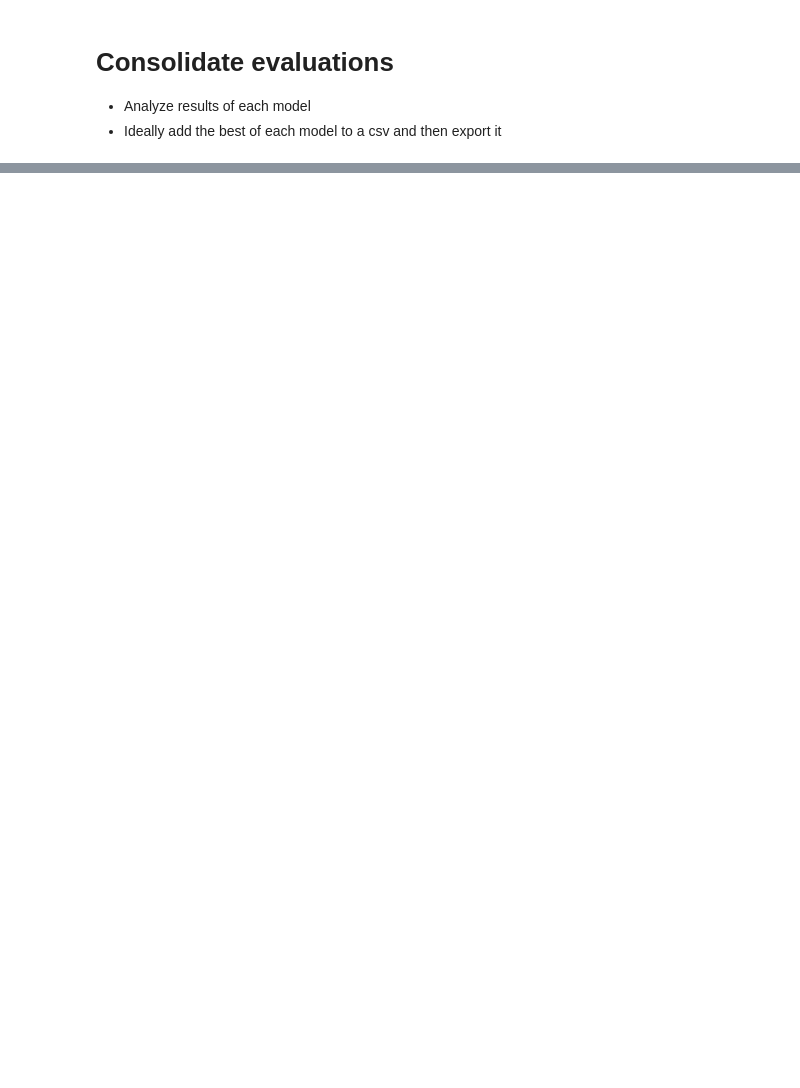
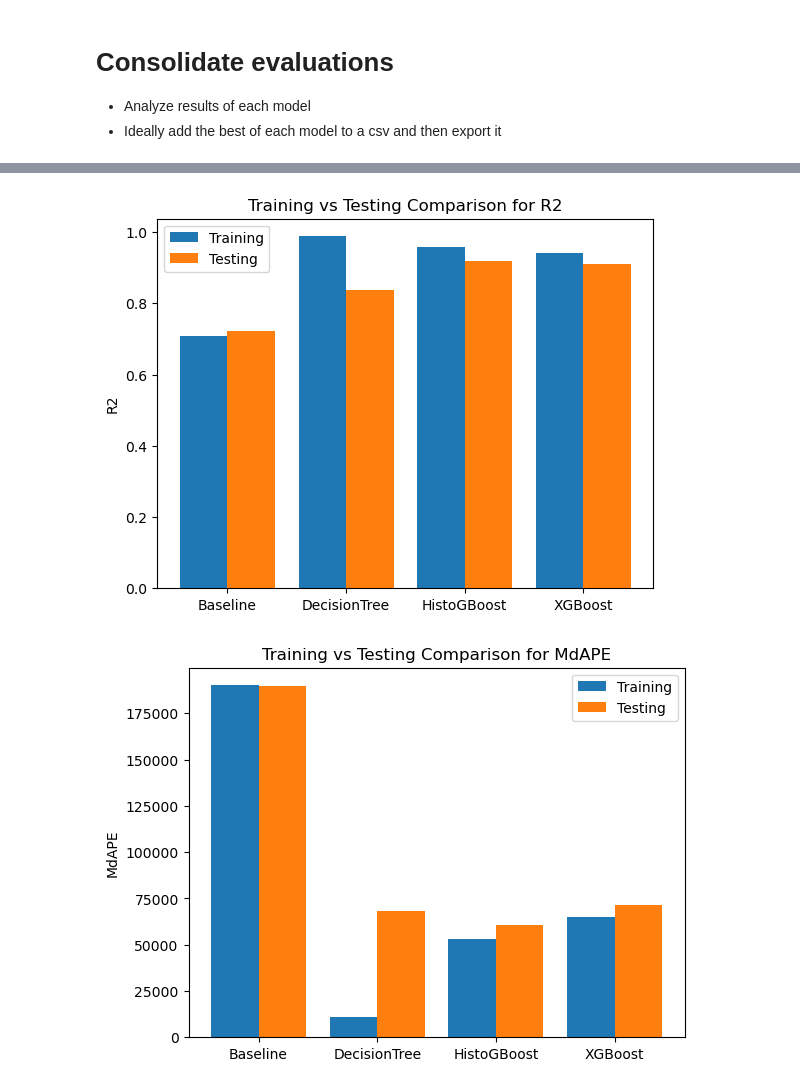
Before and after one commit to Artful-Donut/IDX-Exchange-Internship-Data-Science-61, a Jupyter notebook: IDX_Exchange/deliverables/06_evaluation.ipynb, the cells around one changed output, grey strips where cells are left out. Drawn from its saved outputs; the diff is of its cells as text; code cells hidden in the pictures; blank space fills up the shorter version.

```diff
--- a/IDX_Exchange/deliverables/06_evaluation.ipynb
+++ b/IDX_Exchange/deliverables/06_evaluation.ipynb
@@ -512,0 +521,31 @@ Best model from different windows of training data:
+# %%
+# Graphs comparing their training metrics to test metrics
+# https://www.geeksforgeeks.org/python/plotting-multiple-bar-charts-using-matplotlib-in-python/
+
+cats = ['Baseline', 'DecisionTree', 'HistoGBoost', 'XGBoost'] # categories
+# unblock l8r cats = ['Baseline', 'DecisionTree', 'RandomForestRegressor', 'HistogramGradientBoost', 'XGBoost'] # categories
+
+training_metrics = ['Training_R2', 'Training_MdAPE', 'Training_MAPE']
+test_metrics = ['R2', 'MdAPE', 'MAPE']
+#print(evaluations[training_metrics])
+
+for metric in test_metrics:
+    training_vals, testing_vals = evaluations[f'Training_{metric}'], evaluations[metric]
+
+    # Bar width and x locations
+    w, x = 0.4, np.arange(len(cats))
+
+    fig, ax = plt.subplots()
+    ax.bar(x - w/2, training_vals, width=w, label='Training')
+    ax.bar(x + w/2, testing_vals, width=w, label='Testing')
+
+    ax.set_xticks(x)
+    ax.set_xticklabels(cats)
+    ax.set_ylabel(metric)
+    ax.set_title(f'Training vs Testing Comparison for {metric}')
+    ax.legend()
+
+    plt.show()
+# %% [output]
+[figure, added]
+[figure, added]
```
Also changed, not shown: parts of 13 cells of this notebook, 1 other file.
